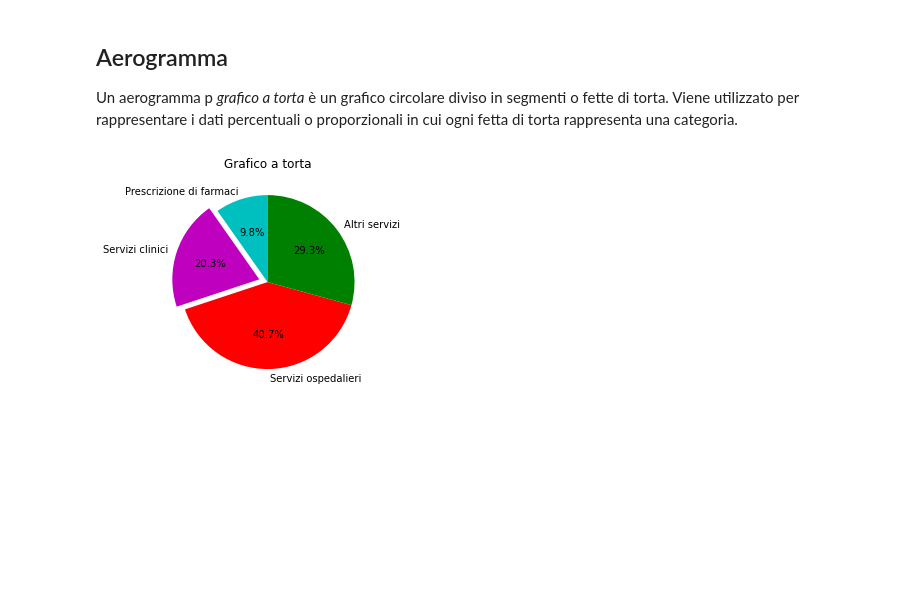
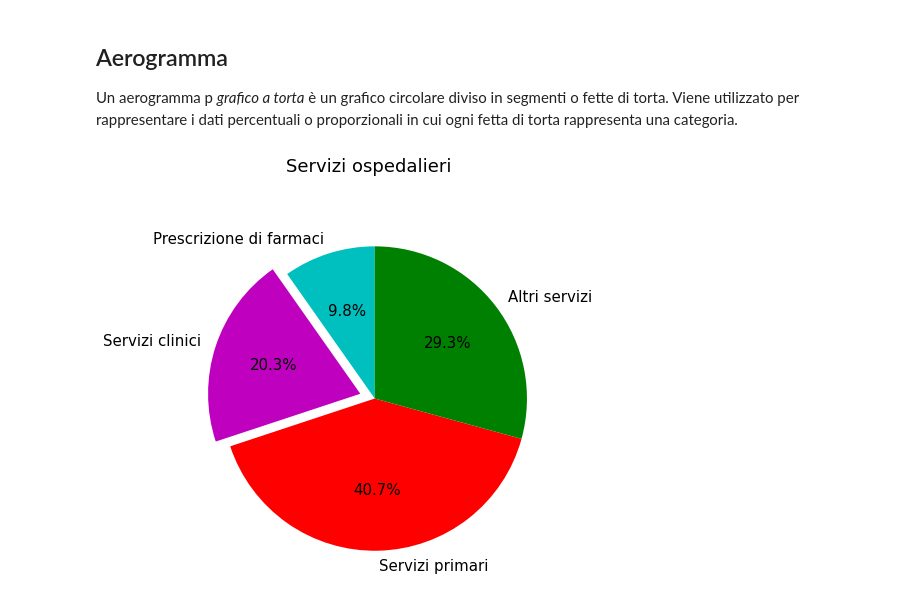
Before and after one commit to CappuCitti/Python-appunti-ed-esercizi, a Jupyter notebook: MatPlotLib/Notebook1 - Tipi di grafici.ipynb, the cells around one changed output. Cells and saved outputs as stored; diff of their text form; code cells hidden in the pictures; blank space fills up the shorter version.

```diff
--- a/MatPlotLib/Notebook1 - Tipi di grafici.ipynb
+++ b/MatPlotLib/Notebook1 - Tipi di grafici.ipynb
@@ -116,12 +129,17 @@ plt.show()
 Un aerogramma p *grafico a torta* è un grafico circolare diviso in segmenti o fette di torta. Viene utilizzato per rappresentare i dati percentuali o proporzionali in cui ogni fetta di torta rappresenta una categoria.
 # %%
 slices = [12, 25, 50, 36]
-activities = ['Prescrizione di farmaci', 'Servizi clinici', 'Servizi ospedalieri', 'Altri servizi']
+activities = ['Prescrizione di farmaci', 'Servizi clinici', 'Servizi primari', 'Altri servizi']
 cols = ['c','m','r','g']
 
-plt.pie(slices, labels=activities, colors=cols, startangle=90, explode=(0,0.1,0,0), autopct='%1.1f%%')
-plt.title('Grafico a torta', color='k')
+plt.rcParams.update({'font.size': 15})    # Aumenta la grandezza del testo (Default: 10)
+
+fig = plt.figure(figsize=[7,7])
+ax = plt.axes()
+
+ax.pie(slices, labels=activities, colors=cols, startangle=90, explode=(0,0.1,0,0), autopct='%1.1f%%')
+fig.suptitle('Servizi ospedalieri', color='k')
 
 plt.show()
 # %% [output]
-[figure, old version]
+[figure, new version]
```
Also changed, not shown: parts of 4 cells of this notebook.
